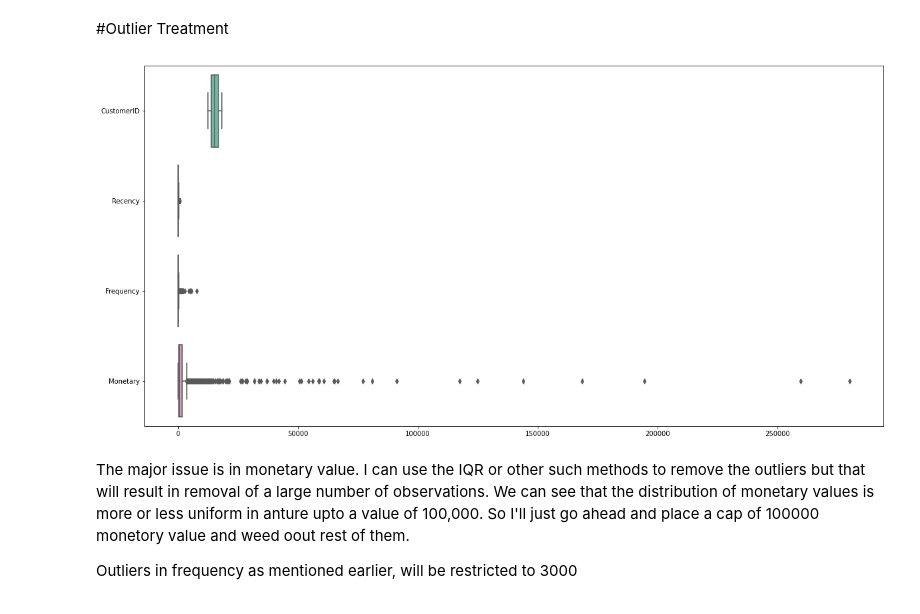
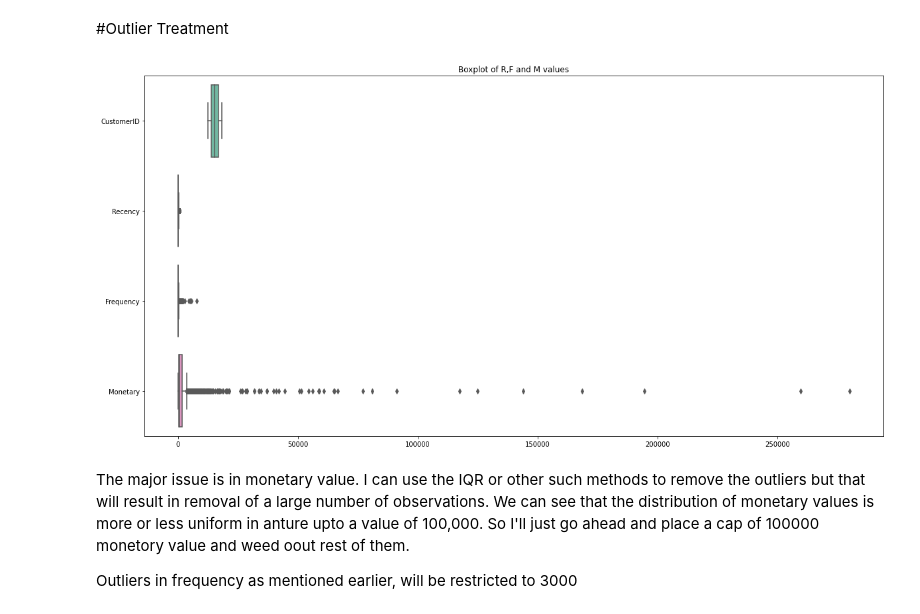
Before and after one commit to cpvivek/Onlie-Retail-Customer-Segmentation, a Jupyter notebook: Online_Retail_Customer_Segmentation__Vivek_CP_Capstone_Project.ipynb, the cells around one changed output. Cells and saved outputs as stored; diff of their text form; code cells hidden in the pictures.

```diff
--- a/Online_Retail_Customer_Segmentation__Vivek_CP_Capstone_Project.ipynb
+++ b/Online_Retail_Customer_Segmentation__Vivek_CP_Capstone_Project.ipynb
@@ -429,10 +429,10 @@ We see that much of the high spenders are not very frequent. Also, we can observ
 # %%
 plt.figure(figsize=(20,10))
 sns.boxplot(data=RFM_df,orient='h',palette='Set2')
-
+plt.title('Boxplot of R,F and M values')
 plt.show()
 # %% [output]
-[figure, old version]
+[figure, new version]
 # %% [markdown]
 The major issue is in monetary value.
 I can use the IQR or other such methods to remove the outliers but that will result in removal of a large number of observations. We can see that the distribution of monetary values is more or less uniform in anture upto a value of 100,000. So I'll just go ahead and place a cap of 100000 monetory value and weed oout rest of them.
```
Also changed, not shown: parts of 8 cells of this notebook.
